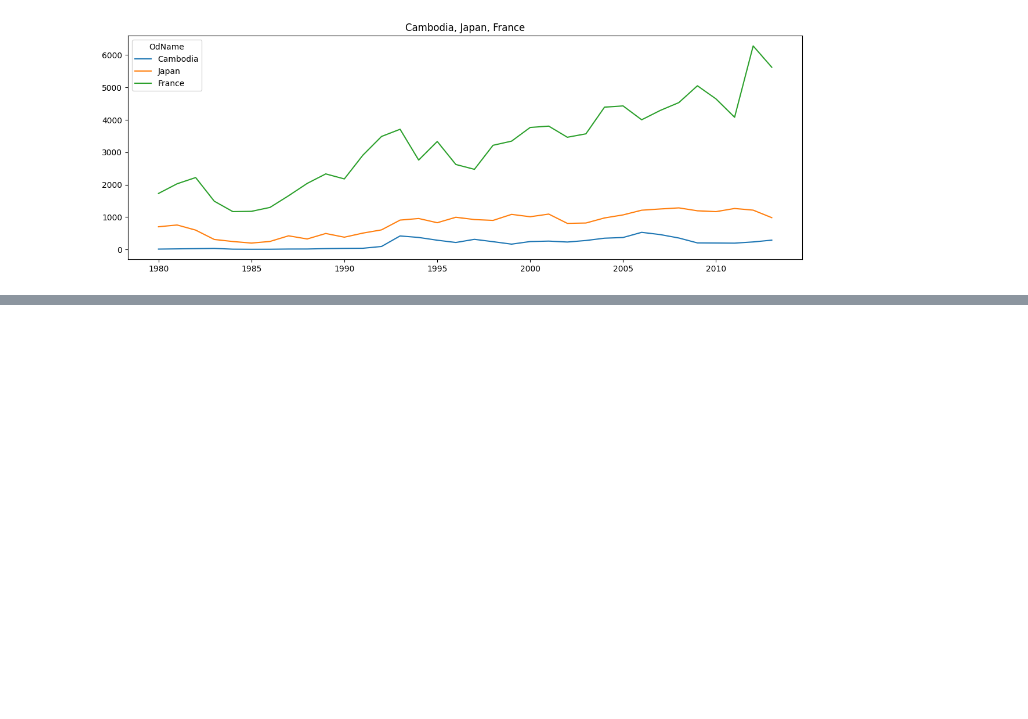
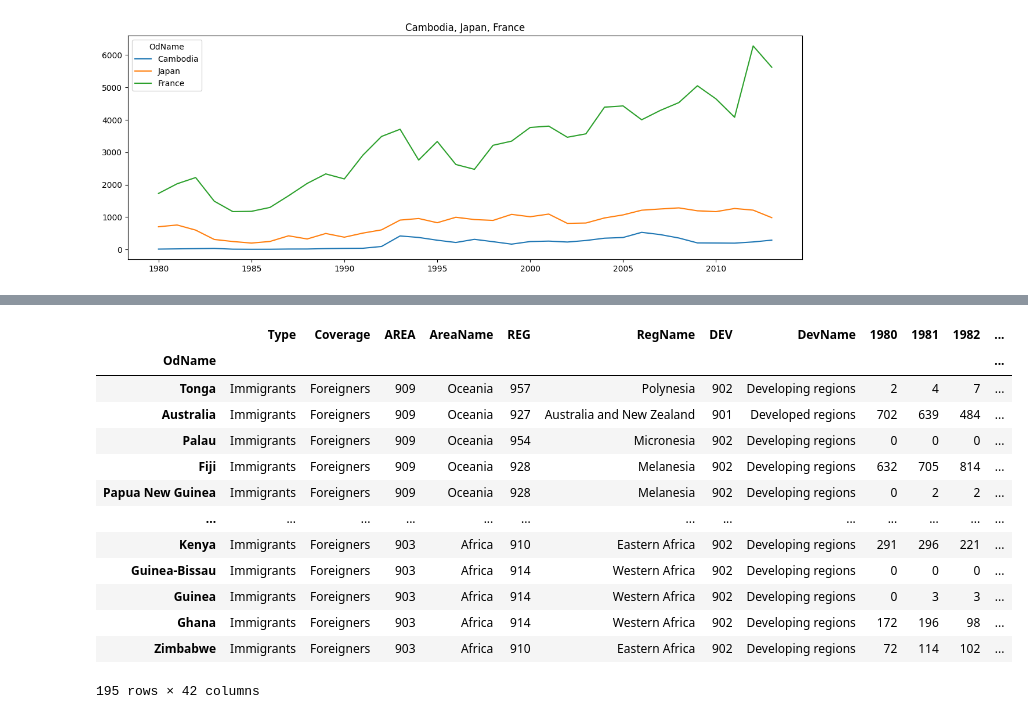
Before and after one commit to bhardwajexploit/Data-sciece-course-v1, a Jupyter notebook: data-analysis/analysis1.ipynb, the cells around one changed output, grey strips where cells are left out. Saved outputs shown, nothing was run; the diff lists cells and outputs as text; code cells hidden in the pictures; blank space fills up the shorter version.

```diff
--- a/data-analysis/analysis1.ipynb
+++ b/data-analysis/analysis1.ipynb
@@ -189,0 +213,17 @@ plt.savefig('comparing-3-countries.png')
+# %%
+canda_pd.sort_values(by='AreaName' ,ascending=False)
+# %% [output]
+|  | Type | Coverage | AREA | AreaName | REG | RegName | DEV | DevName | 1980 | 1981 | 1982 | ... |
+| OdName |  |  |  |  |  |  |  |  |  |  |  | ... |
+| Tonga | Immigrants | Foreigners | 909 | Oceania | 957 | Polynesia | 902 | Developing regions | 2 | 4 | 7 | ... |
+| Australia | Immigrants | Foreigners | 909 | Oceania | 927 | Australia and New Zealand | 901 | Developed regions | 702 | 639 | 484 | ... |
+| Palau | Immigrants | Foreigners | 909 | Oceania | 954 | Micronesia | 902 | Developing regions | 0 | 0 | 0 | ... |
+| Fiji | Immigrants | Foreigners | 909 | Oceania | 928 | Melanesia | 902 | Developing regions | 632 | 705 | 814 | ... |
+| Papua New Guinea | Immigrants | Foreigners | 909 | Oceania | 928 | Melanesia | 902 | Developing regions | 0 | 2 | 2 | ... |
+| ... | ... | ... | ... | ... | ... | ... | ... | ... | ... | ... | ... | ... |
+| Kenya | Immigrants | Foreigners | 903 | Africa | 910 | Eastern Africa | 902 | Developing regions | 291 | 296 | 221 | ... |
+| Guinea-Bissau | Immigrants | Foreigners | 903 | Africa | 914 | Western Africa | 902 | Developing regions | 0 | 0 | 0 | ... |
+| Guinea | Immigrants | Foreigners | 903 | Africa | 914 | Western Africa | 902 | Developing regions | 0 | 3 | 3 | ... |
+| Ghana | Immigrants | Foreigners | 903 | Africa | 914 | Western Africa | 902 | Developing regions | 172 | 196 | 98 | ... |
+| Zimbabwe | Immigrants | Foreigners | 903 | Africa | 910 | Eastern Africa | 902 | Developing regions | 72 | 114 | 102 | ... |
+195 rows × 42 columns
```
Also changed, not shown: parts of 23 cells of this notebook.
